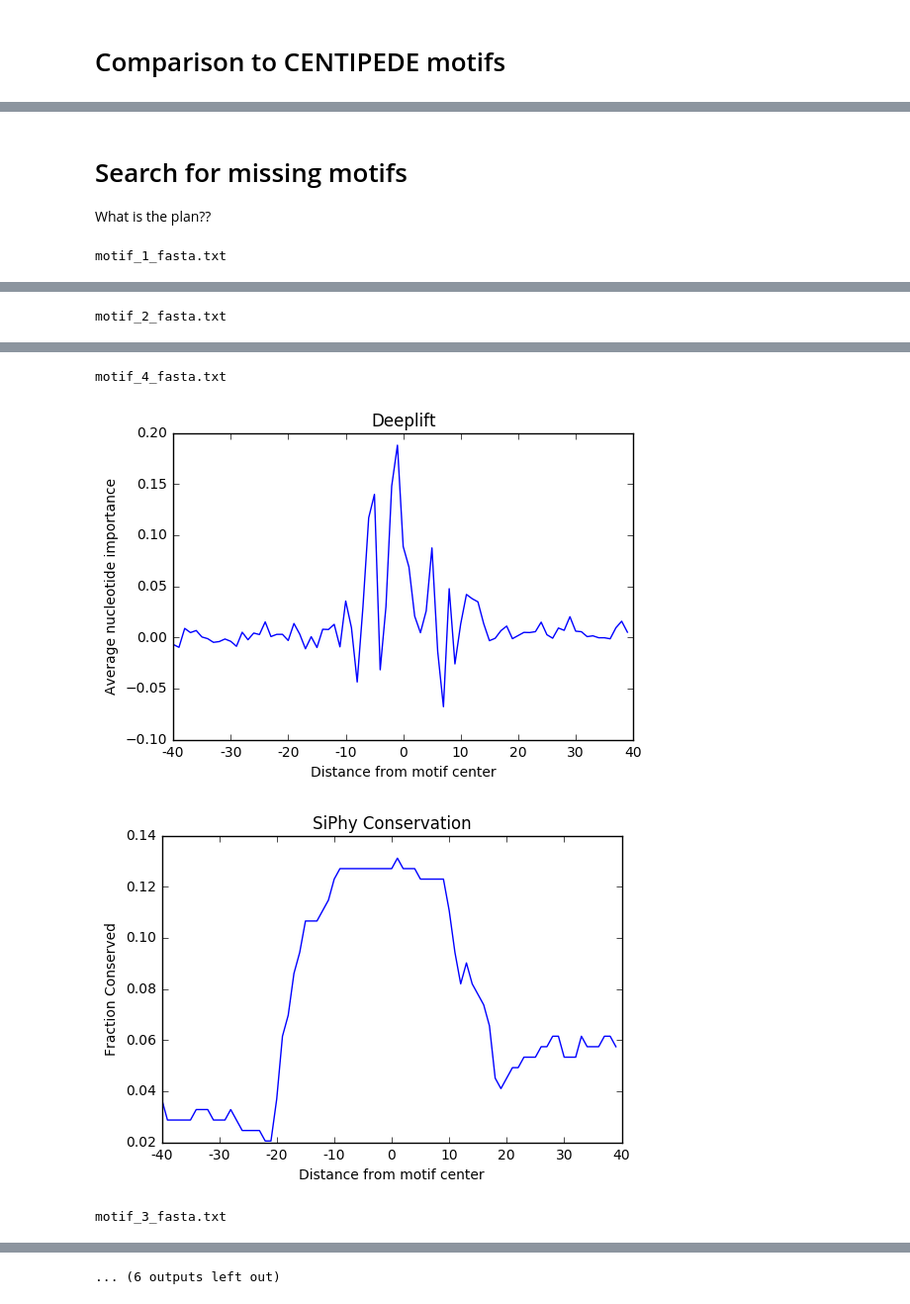
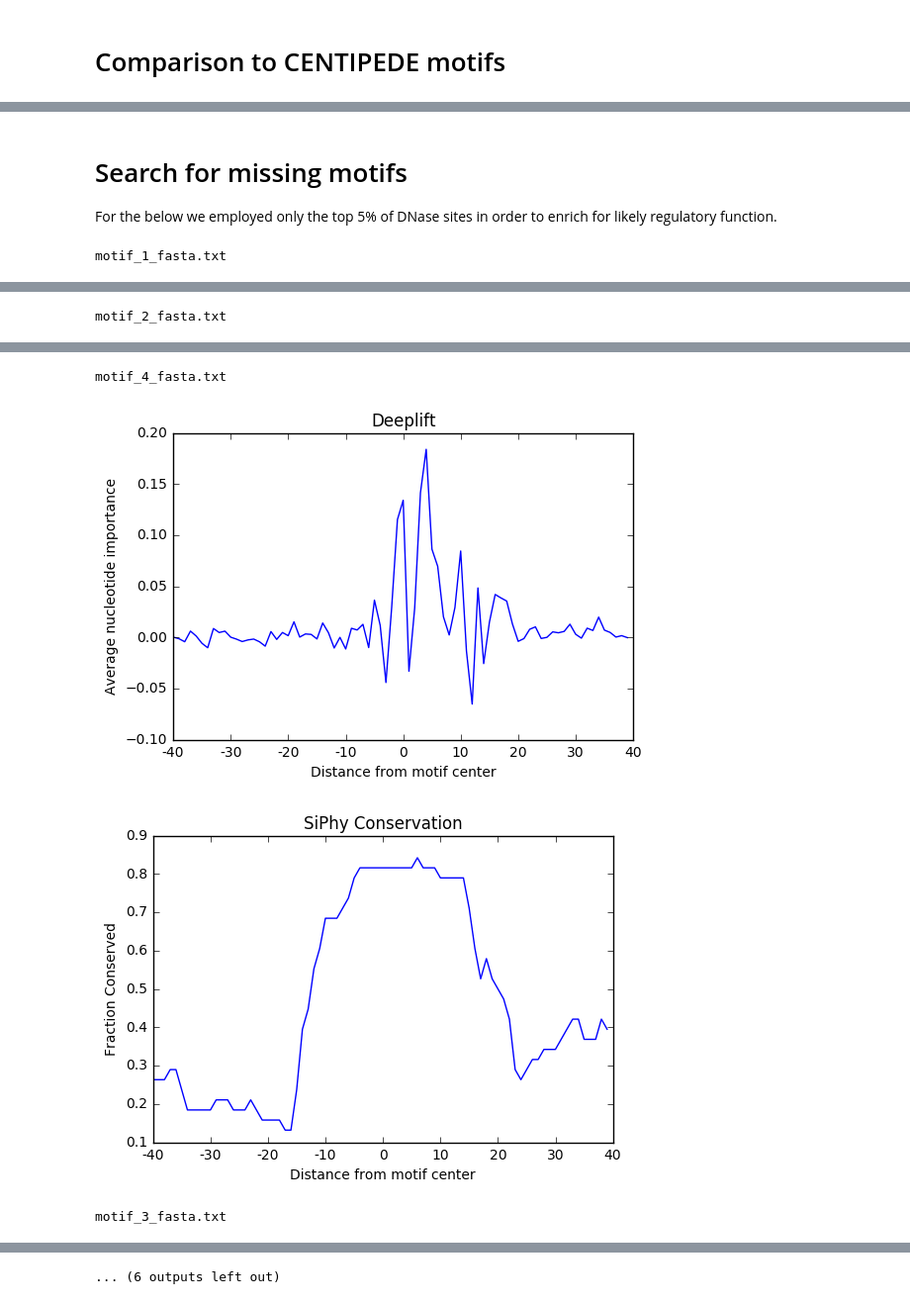
Before and after one commit to irvhsu/cs273b-project, a Jupyter notebook: notebooks/interpretation/dnase_deeplift_interpretation.ipynb, the cells around one changed output, grey strips where cells are left out. Shown at 99% size. Saved outputs shown, nothing was run; the diff lists cells and outputs as text; code cells hidden in the pictures.

```diff
--- a/notebooks/interpretation/dnase_deeplift_interpretation.ipynb
+++ b/notebooks/interpretation/dnase_deeplift_interpretation.ipynb
@@ -114,10 +191,10 @@ with gzip.open('../../data/conservation/hg19_29way_pi_lods_elements_12mers.chr_s
         if (start not in deep[chrom]
             and end not in deep[chrom]): continue
         for pos in range(start, end):
-            si_phi[chrom][pos] = 1
+            si_phi[chrom][pos] = lor
 # %%
 deep_conserve = []
 for chrom, positions in deep.items():
     for pos, score in positions.items():
         if chrom == 'chrY': continue
-        deep_conserve.append((score, si_phi[chrom][pos] if pos in si_phi[chrom] else 0))
+        deep_conserve.append((score, 1 if pos in si_phi[chrom] else 0))
@@ -208,29 +257,0 @@ for chrom, positions in deep.items():
-# %%
-hepG2, k562, names = [], [], []
-
-for motif, k in k562_encode.items():
-    h = hepg2_encode[motif]
-    hepG2 += [sum(h) / float(len(h))]
-    k562  += [sum(k) / float(len(k))]
-    names += [motif.split('_')[0]]
-
-fig, ax = plt.subplots()
-ax.scatter(hepG2, k562)
-
-for i, txt in enumerate(names):
-    if hepG2[i] > .03 and k562[i] < 0.01:
-        shift = 0
-        if txt == 'TP53': shift = -.01
-        ax.annotate(txt, (hepG2[i], k562[i] + shift))
-    if hepG2[i] > .1 and k562[i] > 0.1:
-        ax.annotate(txt, (hepG2[i], k562[i]))
-    if hepG2[i] <  - .017 and k562[i] <  0:
-        ax.annotate(txt, (hepG2[i] - .02, k562[i]))
-
-    if hepG2[i] < 0 and k562[i] >  .013:
-        ax.annotate(txt, (hepG2[i] - .02, k562[i]))
-
-plt.title('DeepLift reveals differentially active TFs')
-plt.xlabel('HepG2 average DeepLift score')
-plt.ylabel('k562 average DeepLift score')
-plt.show()
@@ -239,7 +258,7 @@ plt.show()
-# %% [markdown]
-# Search for missing motifs
-
-What is the plan??
+# %% [markdown]
+# Search for missing motifs
+
+For the below we employed only the top 5% of DNase sites in order to enrich for likely regulatory function.
 # %%
 unexplained = []
 for chrom, positions in deep.items():
@@ -268,7 +287,7 @@ def conserve_motif(f):
         end = rest.split('_')[0]
         offset = rest.split('=')[-1][1]
 
-        center = (int(end) + int(start)) / 2 + int(offset)
+        center = (int(end) + int(start)) / 2 + int(offset)-5
         num += 1
         for pos in range(- 40, 40):
             counts[pos+40] += deep[chrom][pos+center] if pos+center in deep[chrom] else 0
@@ -283,6 +302,7 @@ def conserve_motif(f):
 def deeplift_motif(f):
     sites = open(f)
     counts = np.zeros((80,))
+    num = 0
     for line in sites:
         if line[0] != '>': continue
         chrom, rest = line[1:].strip().split(':')
@@ -290,8 +310,8 @@ def deeplift_motif(f):
         end = rest.split('_')[0]
         offset = rest.split('=')[-1][1]
 
-        center = (int(end) + int(start)) / 2 + int(offset)
-
+        center = (int(end) + int(start)) / 2 + int(offset) -5
+        num += 1
         for pos in range(- 40, 40):
             counts[pos+40] += pos+center in si_phi[chrom]
 
@@ -316,4 +336,4 @@ motif_2_fasta.txt
 motif_4_fasta.txt
-[figure, old version]
+[figure, new version]
-[figure, old version]
+[figure, new version]
 motif_3_fasta.txt
```
Also changed, not shown: parts of 25 cells of this notebook, 16 other files.
